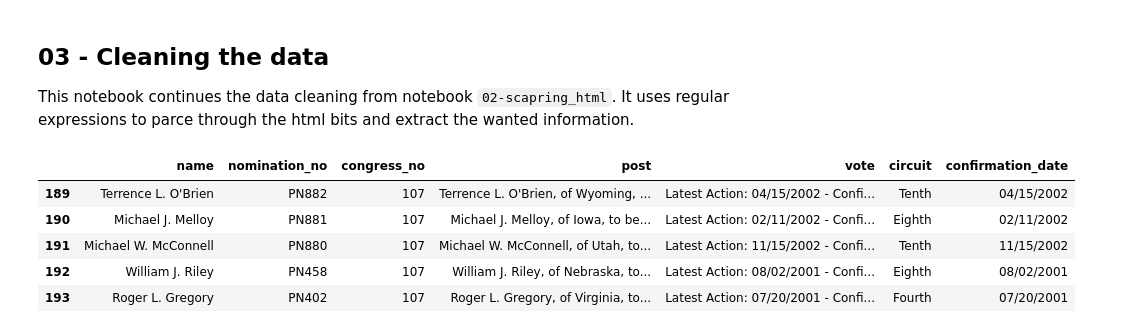
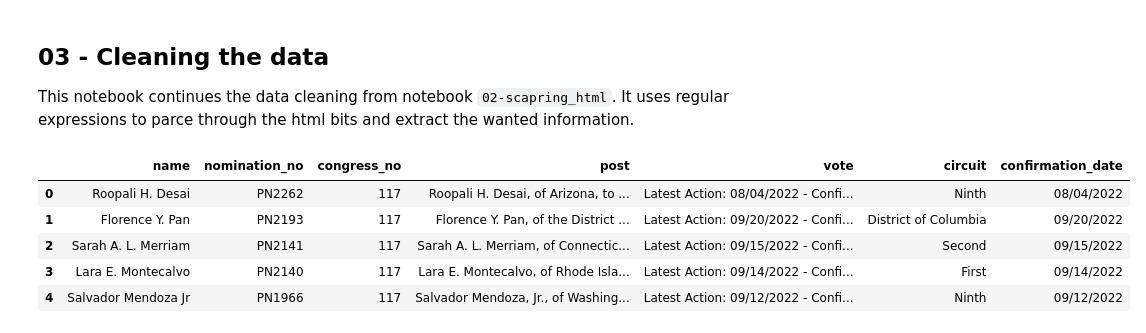
Before and after one commit to laurabejder/federal-judges-appointment, a Jupyter notebook: 03-cleaning_data.ipynb, the cells around one changed output. Drawn from its saved outputs; the diff is of its cells as text; code cells hidden in the pictures.

```diff
--- a/03-cleaning_data.ipynb
+++ b/03-cleaning_data.ipynb
@@ -19,14 +19,14 @@ df['circuit'] = df['circuit'].str.replace('the ','')
 df['circuit'] = df['circuit'].str.replace(' Circuit','')
 # %%
 df['confirmation_date'] = df['vote'].str.extract('(\d\d\W\d\d\W\d{4})', expand=False).str.strip()
-df.tail(5)
+df.head(5)
 # %% [output]
 |  | name | nomination_no | congress_no | post | vote | circuit | confirmation_date |
-| 189 | Terrence L. O'Brien | PN882 | 107 | Terrence L. O'Brien, of Wyoming, ... | Latest Action: 04/15/2002 - Confi... | Tenth | 04/15/2002 |
-| 190 | Michael J. Melloy | PN881 | 107 | Michael J. Melloy, of Iowa, to be... | Latest Action: 02/11/2002 - Confi... | Eighth | 02/11/2002 |
-| 191 | Michael W. McConnell | PN880 | 107 | Michael W. McConnell, of Utah, to... | Latest Action: 11/15/2002 - Confi... | Tenth | 11/15/2002 |
-| 192 | William J. Riley | PN458 | 107 | William J. Riley, of Nebraska, to... | Latest Action: 08/02/2001 - Confi... | Eighth | 08/02/2001 |
-| 193 | Roger L. Gregory | PN402 | 107 | Roger L. Gregory, of Virginia, to... | Latest Action: 07/20/2001 - Confi... | Fourth | 07/20/2001 |
+| 0 | Roopali H. Desai | PN2262 | 117 | Roopali H. Desai, of Arizona, to ... | Latest Action: 08/04/2022 - Confi... | Ninth | 08/04/2022 |
+| 1 | Florence Y. Pan | PN2193 | 117 | Florence Y. Pan, of the District ... | Latest Action: 09/20/2022 - Confi... | District of Columbia | 09/20/2022 |
+| 2 | Sarah A. L. Merriam | PN2141 | 117 | Sarah A. L. Merriam, of Connectic... | Latest Action: 09/15/2022 - Confi... | Second | 09/15/2022 |
+| 3 | Lara E. Montecalvo | PN2140 | 117 | Lara E. Montecalvo, of Rhode Isla... | Latest Action: 09/14/2022 - Confi... | First | 09/14/2022 |
+| 4 | Salvador Mendoza Jr | PN1966 | 117 | Salvador Mendoza, Jr., of Washing... | Latest Action: 09/12/2022 - Confi... | Ninth | 09/12/2022 |
 # %%
 # I make a list out of the column vote so I can use regex on the information in the column.
 list_vote = df.vote.tolist()
```
Also changed, not shown: parts of 4 cells of this notebook, 11 other files.
